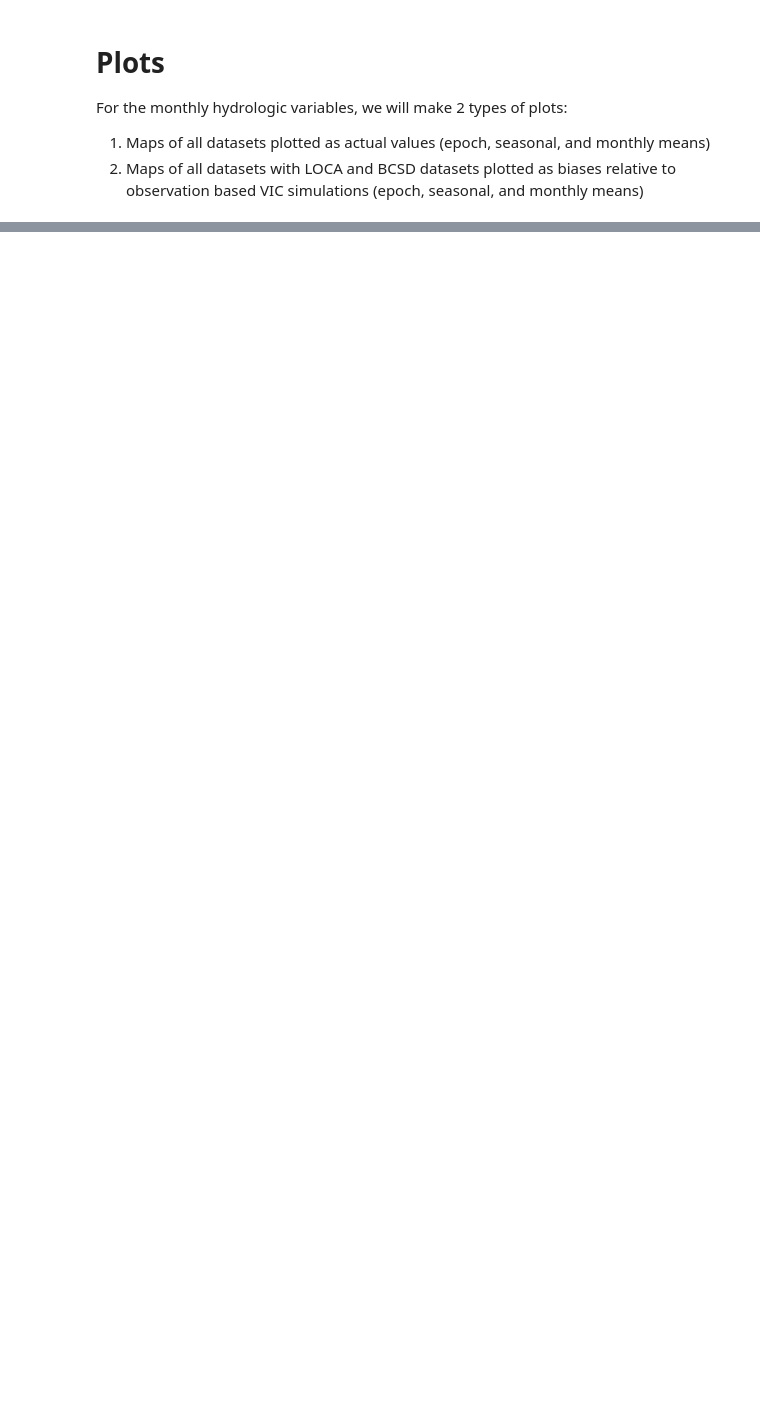
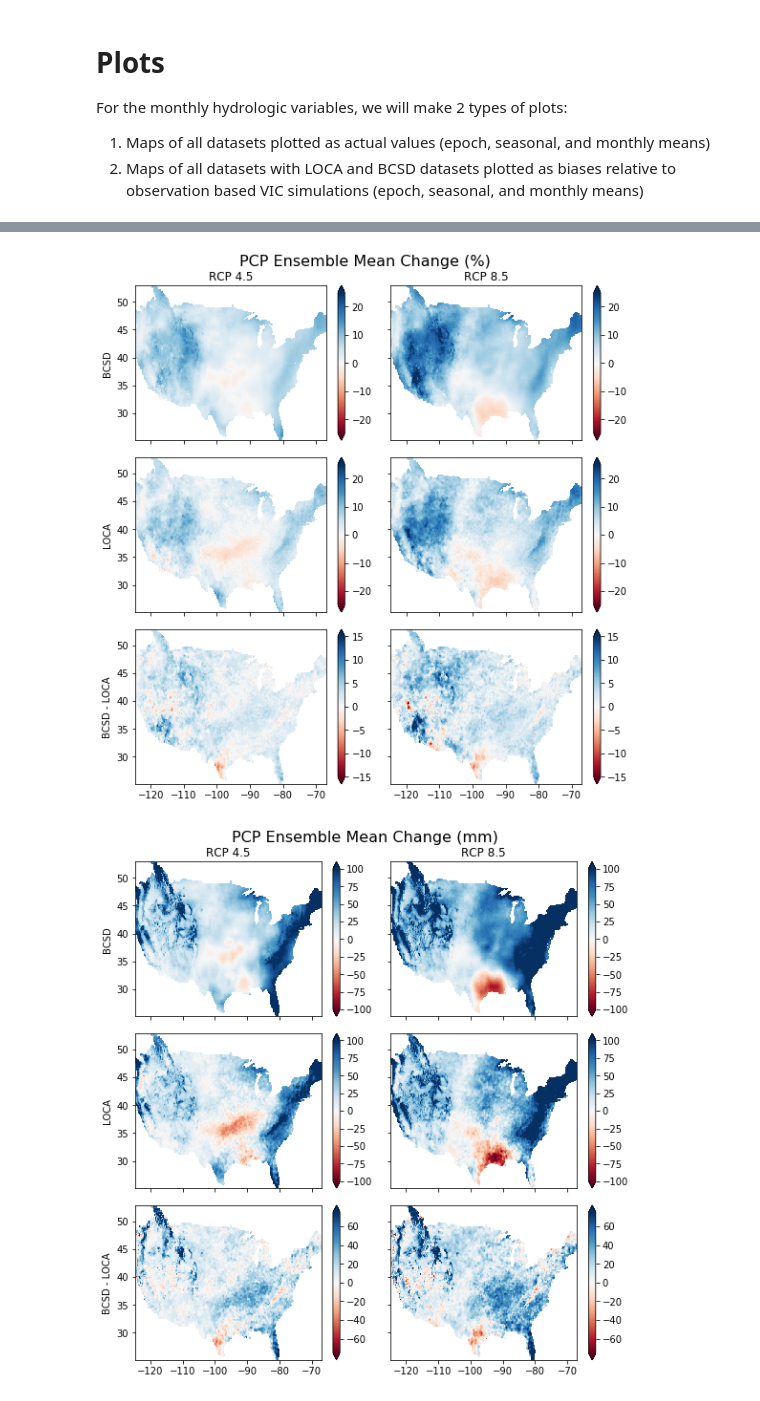
Before and after one commit to jhamman/LOCA_Downscaling_Analysis, a Jupyter notebook: notebooks/analysis_monthly_future_meteorology.ipynb, the cells around one changed output, grey strips where cells are left out. Saved outputs shown, nothing was run; the diff lists cells and outputs as text; code cells hidden in the pictures; blank space fills up the shorter version.

```diff
--- a/notebooks/analysis_monthly_future_meteorology.ipynb
+++ b/notebooks/analysis_monthly_future_meteorology.ipynb
@@ -170,0 +264,47 @@ for var in met_vars:
+# %%
+cache = {}
+
+diff_kws = {False: {'pcp': {'vmin': -100, 'vmax': 100, 'cmap': 'RdBu'}, 't_mean': {'vmin': -8, 'vmax': 8, 'cmap': 'RdBu_r'}},
+            True: {'pcp': {'vmin': -25, 'vmax': 25, 'cmap': 'RdBu'}}}
+
+diff2_kws = {False: {'pcp': {'vmin': -75, 'vmax': 75, 'cmap': 'RdBu'}, 't_mean': {'vmin': -1, 'vmax': 1, 'cmap': 'RdBu_r'}},
+             True: {'pcp': {'vmin': -15, 'vmax': 15, 'cmap': 'RdBu'}}}
+
+for pct in [True, False]:
+
+    for var in met_vars:
+        if var not in diff_kws[pct]:
+            continue
+        fig, axes = plt.subplots(ncols=2, nrows=3, sharex=True, sharey=True, figsize=(8, 8))
+
+        for col, (title, dsets) in enumerate(subcols[1:]):
+
+            for row, dset in enumerate(['bcsd', 'loca']):
+                ax = axes[row, col]
+                ens_change = calc_change(hist_means[dset][var].mean('gcm'), dsets[dset][var].mean('gcm'), pct=pct)
+
+                cache[(row, col)] = ens_change.persist()
+                cache[(row, col)].plot.pcolormesh(ax=ax, add_labels=False, extend='both', **diff_kws[pct][var])
+
+                if row == 0:
+                    ax.set_title(title)
+                if col == 0:
+                    ax.set_ylabel(dset.upper())
+
+            diff = cache[(row - 1, col)] - cache[(row, col)]
+            diff.plot.pcolormesh(ax=axes[row + 1, col], add_labels=False, extend='both', **diff2_kws[pct][var])
+        axes[-1, 0].set_ylabel('BCSD - LOCA')
+
+
+        if pct:
+            unit_str = '%'
+        else:
+            unit_str = units[var]
+        title = var.upper() + " Ensemble Mean Change (%s) " % unit_str
+        unit_str = unit_str.replace('%', 'pct')
+        fig.suptitle(title, fontsize=16, y=1.01)
+        fig.tight_layout()
+        fig.savefig(f'/glade/u/home/jhamman/workdir/loca_figs/diff3_{var}_{unit_str}_monthly_future_met.png', dpi=300, bbox_inches='tight')
+# %% [output]
+[figure, added]
+[figure, added]
```
Also changed, not shown: parts of 12 cells of this notebook, 9 other files.
